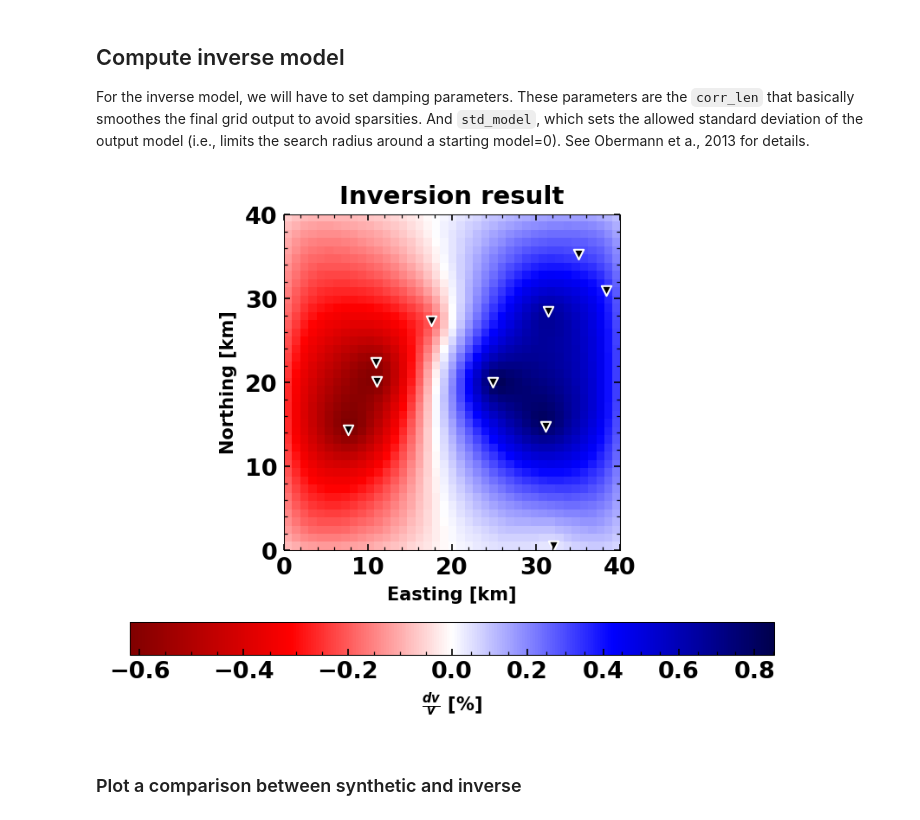
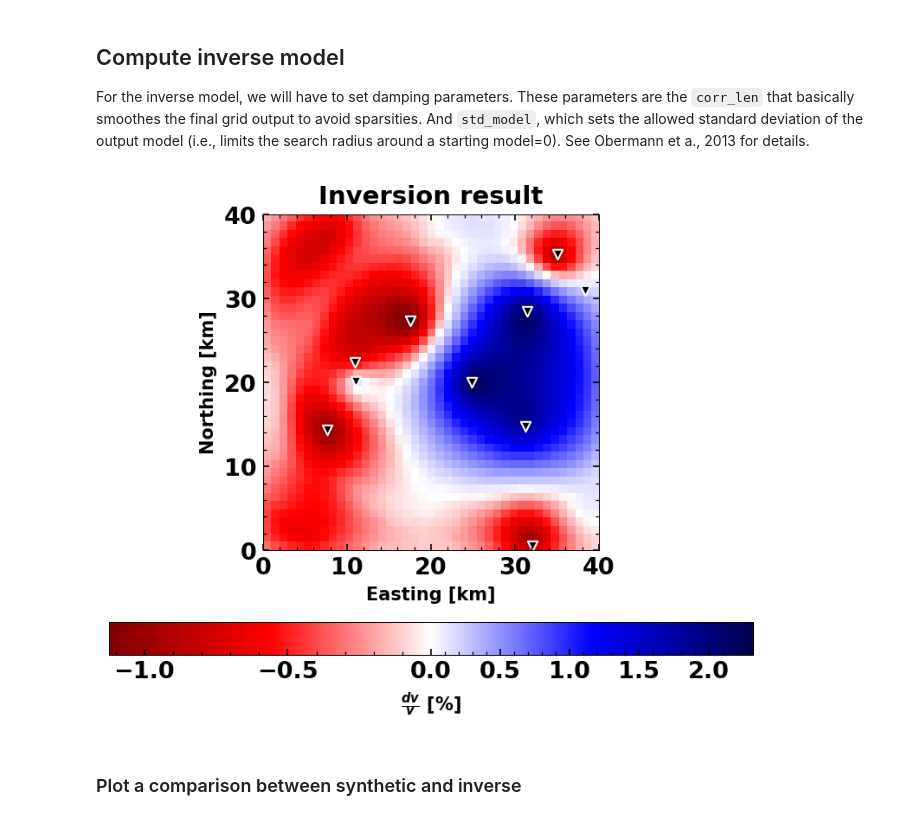
Before and after one commit to PeterMakus/SeisMIC, a Jupyter notebook: examples/spatial.ipynb, the cells around one changed output. Saved outputs shown, nothing was run; the diff lists cells and outputs as text; code cells hidden in the pictures.

```diff
--- a/examples/spatial.ipynb
+++ b/examples/spatial.ipynb
@@ -67,8 +67,8 @@ nsta = 10  # number of stations, increases computation time
 # lapse time parameters in s
 # don't set these to small (have to contain the ballistic wave arriving
 # with the velocity of the medium)
-tw_start = 0
-tw_len = 100
+tw_start = 10
+tw_len = 17
 
 # frequency band
 freq_min = .5
@@ -77,7 +77,7 @@ freq_max = 1.5
 # Should the lapse time window be split up into several subwindows
 # Note that this could increase the spatial sensitivity. But obviously
 # also increases the computation time
-n_split = 11  # if n_split > 1, tw_len has to be divided by n_split
+n_split = 1  # if n_split > 1, tw_len has to be divided by n_split
 
 use_auto_correlations = True  # use auto correlations
 use_cross_correlations = True  # use cross correlations
@@ -168,17 +168,17 @@ limits the search radius around a starting model=0). See Obermann et a., 2013 fo
 # %%
 # smoothing parameters
 corr_len = 2  # correlation length in km
-std_model = 0.32  # standard deviation of the model
+std_model = 0.076  # standard deviation of the model
 
 inverse_model = dvg.compute_dv_grid(
     dvs, dvs[0].stats.corr_start[5], scaling_factor=res, corr_len=corr_len,
     std_model=std_model)
 
 # Let's have a first look at the result
 dvg.plot()
 plt.title('Inversion result');
 # %% [output]
-[figure, old version]
+[figure, new version]
 # %% [markdown]
 ### Plot a comparison between synthetic and inverse
 # %%
```
Also changed, not shown: parts of 2 cells of this notebook, 1 other file.
